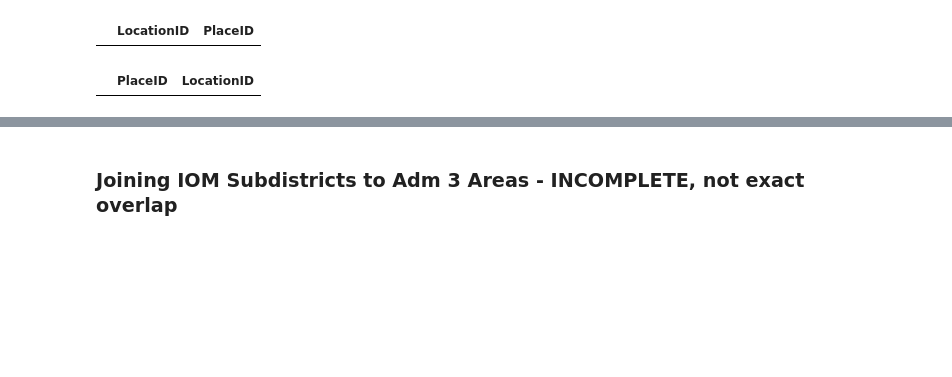
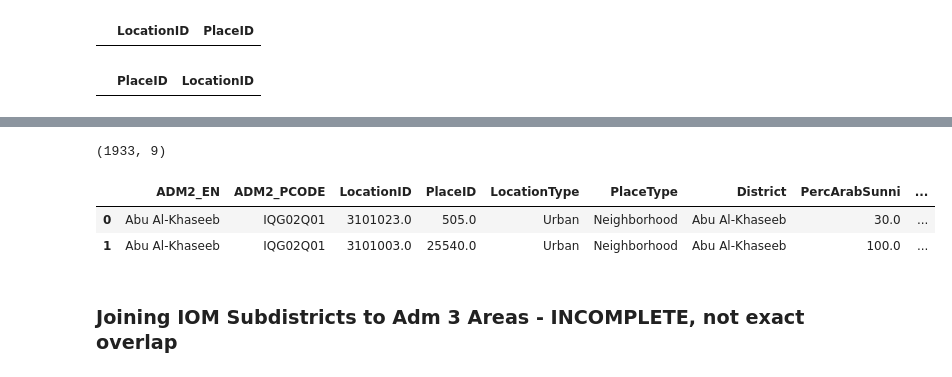
Before and after one commit to natalie-ayers/Iraq-post-conflict-rebel-governance, a Jupyter notebook: iom_adm3_data_mapping.ipynb, the cells around one changed output, grey strips where cells are left out. Saved outputs shown, nothing was run; the diff lists cells and outputs as text; code cells hidden in the pictures; blank space fills up the shorter version.

```diff
--- a/iom_adm3_data_mapping.ipynb
+++ b/iom_adm3_data_mapping.ipynb
@@ -170,0 +202,7 @@ iom_adm3_df.loc[:,('LocationID','PlaceID','ADM3_PCODE','ADM3_EN')].to_csv(iom_ad
+# %%
+iom_relig = pd.read_excel(iom_int_locs_file, sheet_name="Q3.6.3 IDP EthnoReligious Group",header=1)
+iom_relig = iom_relig.loc[:,('LocationID','PlaceID','District',"% of Arab Sunni Muslim","% of Arab Shia Muslim")]
+iom_relig = iom_relig.rename(columns={"% of Arab Sunni Muslim": 'PercArabSunni',"% of Arab Shia Muslim":'PercArabShia'})
+iom_relig = iom_relig.fillna(value=0)
+print(iom_relig.shape)
+iom_relig.head(2)
@@ -170,0 +214,12 @@ iom_adm3_df.loc[:,('LocationID','PlaceID','ADM3_PCODE','ADM3_EN')].to_csv(iom_ad
+# %%
+iom_adm2_relig = iom_adm2_df.merge(iom_relig,on=['LocationID','PlaceID'])
+iom_adm2_relig = iom_adm2_relig.drop(columns=['geometry','index_right','Sub-district'])
+print(iom_adm2_relig.shape)
+# %% [output]
+(1933, 9)
+# %%
+iom_adm2_relig.head(2)
+# %% [output]
+|  | ADM2_EN | ADM2_PCODE | LocationID | PlaceID | LocationType | PlaceType | District | PercArabSunni | ... |
+| 0 | Abu Al-Khaseeb | IQG02Q01 | 3101023.0 | 505.0 | Urban | Neighborhood | Abu Al-Khaseeb | 30.0 | ... |
+| 1 | Abu Al-Khaseeb | IQG02Q01 | 3101003.0 | 25540.0 | Urban | Neighborhood | Abu Al-Khaseeb | 100.0 | ... |
```
Also changed, not shown: parts of 6 cells of this notebook, 16 other files.
